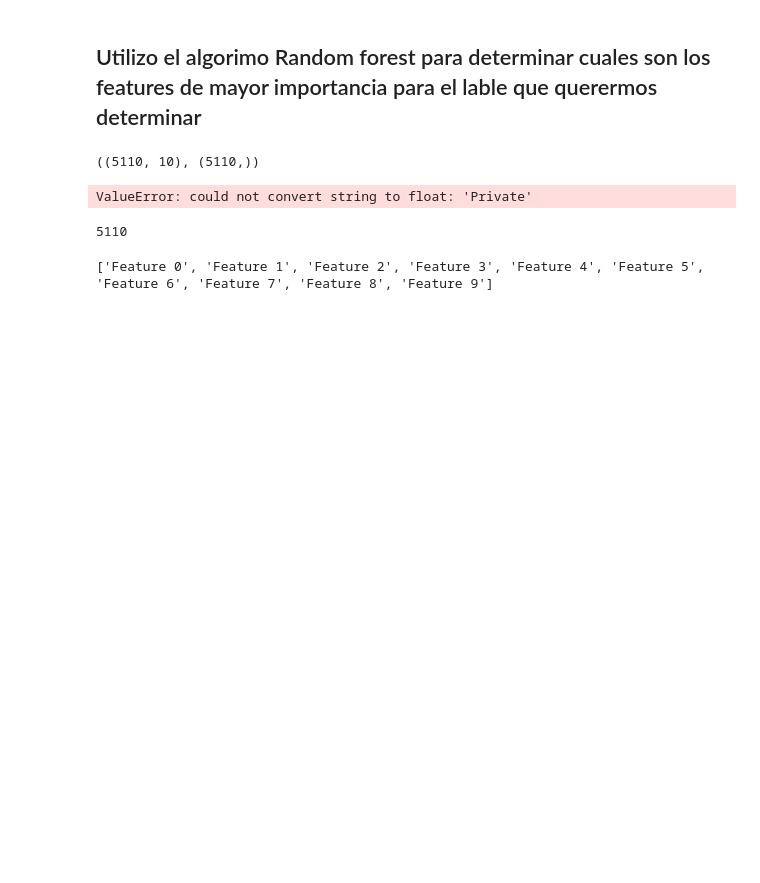
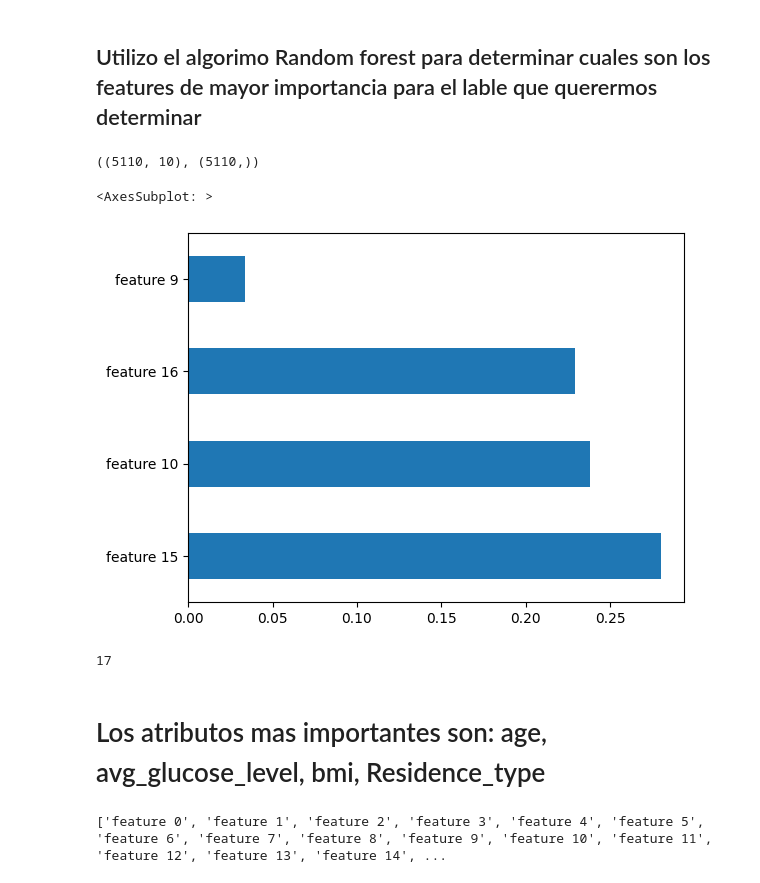
Before and after one commit to Diego532/machine_learnig_electiva, a Jupyter notebook: WHO-stroke-prevention-program/who.ipynb, the cells around one changed output. Saved outputs shown, nothing was run; the diff lists cells and outputs as text; code cells hidden in the pictures; blank space fills up the shorter version.

```diff
--- a/WHO-stroke-prevention-program/who.ipynb
+++ b/WHO-stroke-prevention-program/who.ipynb
@@ -256,26 +263,46 @@ training_data.plot(kind="scatter", x="avg_glucose_level", y="bmi")
 # %% [markdown]
 ## Utilizo el algorimo Random forest para determinar cuales son los features de mayor importancia para el lable que querermos determinar
 # %%
-X = df.drop(['stroke'], axis = 1)
+X = df.drop(['stroke'], axis = "columns")
 y = df['stroke']
 # %%
 X.shape, y.shape
 # %% [output]
 ((5110, 10), (5110,))
-# %%
-from sklearn.ensemble import RandomForestClassifier
-model = RandomForestClassifier()
-
-model.fit(X, y)
-# %% [output]
-ValueError: could not convert string to float: 'Private'
+# %%
+from sklearn.compose import ColumnTransformer
+from sklearn.preprocessing import OneHotEncoder
+
+c_t = ColumnTransformer(transformers= [('encoder', OneHotEncoder(), [5,9])], remainder= 'passthrough')
+X = np.array(c_t.fit_transform(X))
+
+#Ejemplo de Transformacion de columnas work_type,smoking_status de repositorio: https://github.com/AntonyBoza/MACHINE-LEARNING/blob/master/MODELO_PREDICCION_ACV_WHO.ipynb
+# %%
+# Utilizamos un modelo de árboles aleatorios de decisión para obtener los valores de importancia relativa de cada atributo
+from sklearn.ensemble import RandomForestClassifier
+model = RandomForestClassifier()
+#X=dataset.iloc[:,:-1]
+#y=dataset.iloc[:,-1]
+model.fit(X, y)
+
+feature_names = [f"feature {i}" for i in range(X.shape[1])]
+
+(pd.Series(model.feature_importances_, index=feature_names)
+   .nlargest(4)
+   .plot(kind='barh'))
+
+# Codigo sacado de Repositorio para determinar cuales son los atributos de mayor importancia : https://github.com/AntonyBoza/MACHINE-LEARNING/blob/master/MODELO_PREDICCION_ACV_WHO.ipynb
+# %% [output]
+<AxesSubplot: >
+[figure, added]
 # %%
 # El shape en el axis 1 corresponde a las columnas del dataframe
 X.shape[1]
 # %% [output]
-5110
+17
-# %%
-feature_names = [f'Feature {i}' for i in range(X.shape[1])]
-print(feature_names)
-# %% [output]
-['Feature 0', 'Feature 1', 'Feature 2', 'Feature 3', 'Feature 4', 'Feature 5', 'Feature 6', 'Feature 7', 'Feature 8', 'Feature 9']
+# %% [markdown]
+# Los atributos mas importantes son: age, avg_glucose_level, bmi, Residence_type
+# %%
+print(feature_names)
+# %% [output]
+['feature 0', 'feature 1', 'feature 2', 'feature 3', 'feature 4', 'feature 5', 'feature 6', 'feature 7', 'feature 8', 'feature 9', 'feature 10', 'feature 11', 'feature 12', 'feature 13', 'feature 14', ...
```
Also changed, not shown: parts of 11 cells of this notebook.
